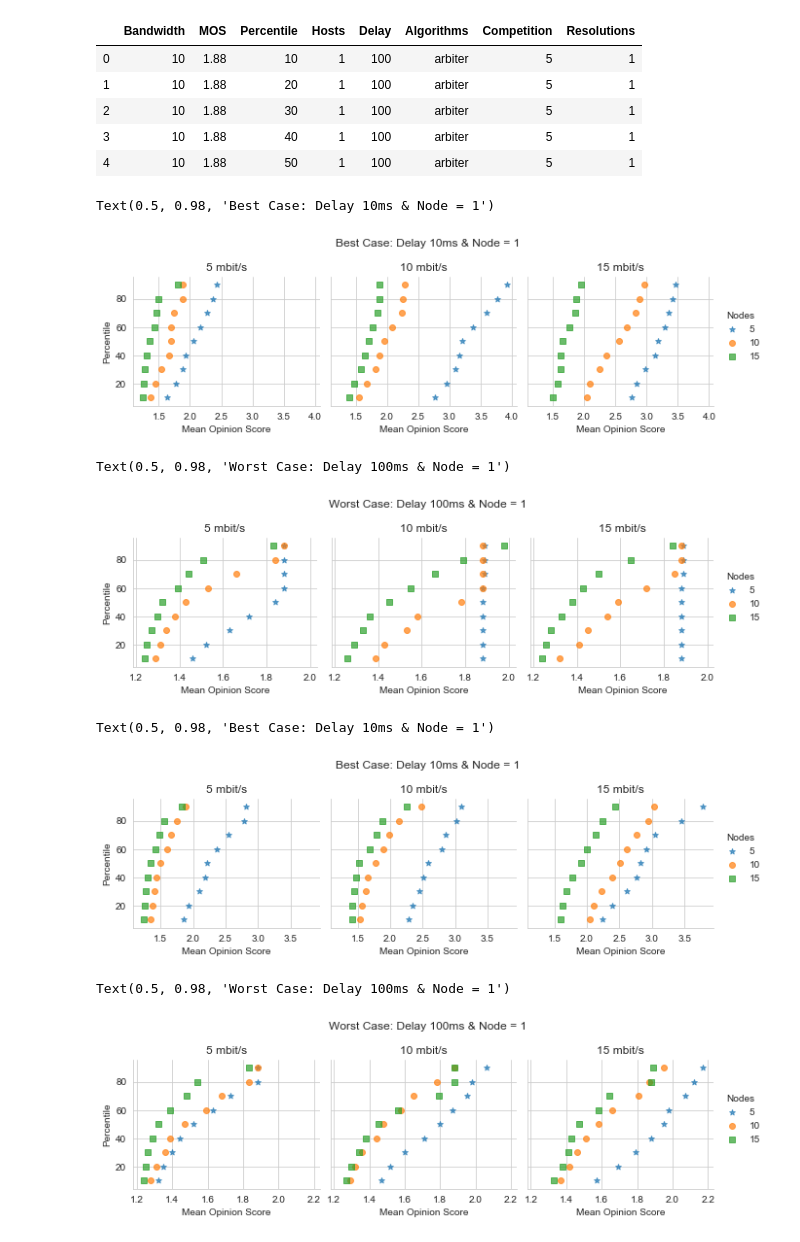
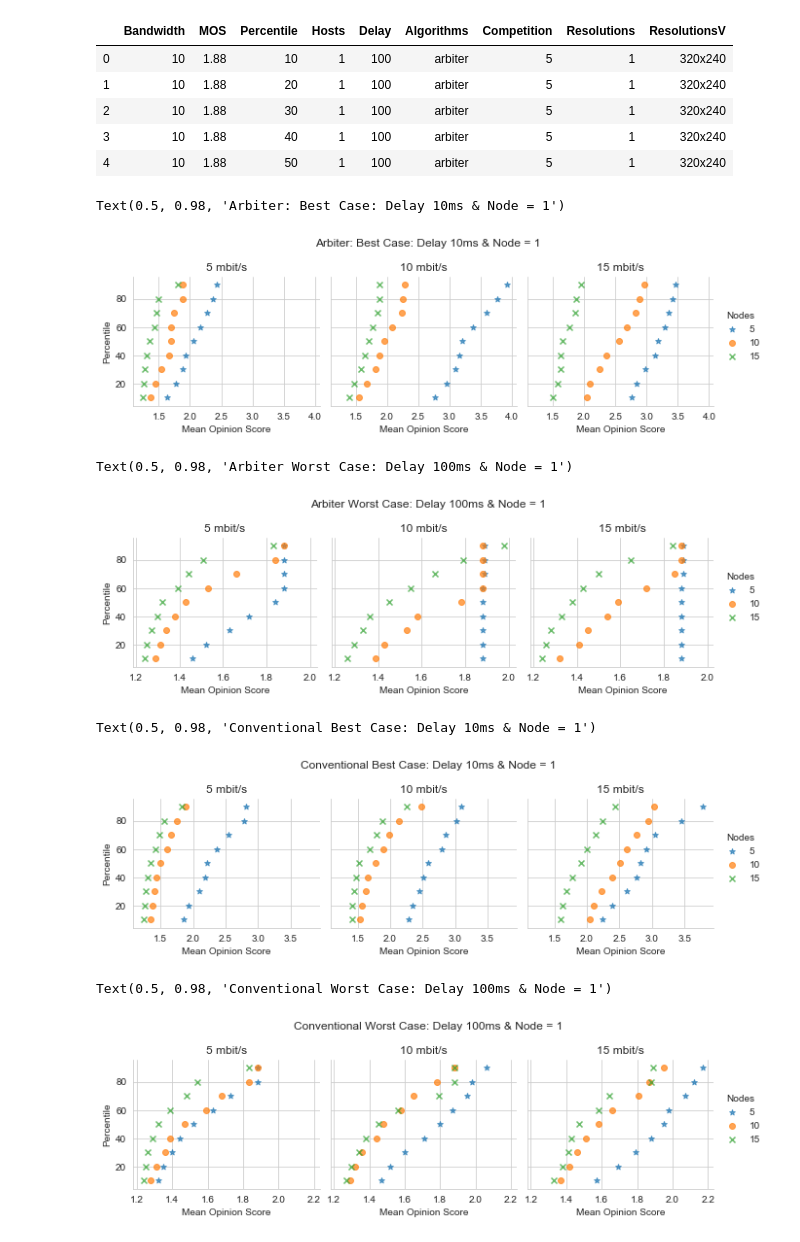
Before and after one commit to razaulmustafa852/goDash, a Jupyter notebook: goDashPercentiles.ipynb, the cells around one changed output. Cells and saved outputs as stored; diff of their text form; code cells hidden in the pictures.

```diff
--- a/goDashPercentiles.ipynb
+++ b/goDashPercentiles.ipynb
@@ -7,16 +7,16 @@ import seaborn as sns
 %matplotlib inline
 sns.set_style("whitegrid")
 # %%
-df = pd.read_csv("GoDash - percentileMOSandResolutionsHost1.csv")
+df = pd.read_csv("GoDash - Sheet5.csv")
 # %%
 df.head()
 # %% [output]
-|  | Bandwidth | MOS | Percentile | Hosts | Delay | Algorithms | Competition | Resolutions |
-| 0 | 10 | 1.88 | 10 | 1 | 100 | arbiter | 5 | 1 |
-| 1 | 10 | 1.88 | 20 | 1 | 100 | arbiter | 5 | 1 |
-| 2 | 10 | 1.88 | 30 | 1 | 100 | arbiter | 5 | 1 |
-| 3 | 10 | 1.88 | 40 | 1 | 100 | arbiter | 5 | 1 |
-| 4 | 10 | 1.88 | 50 | 1 | 100 | arbiter | 5 | 1 |
+|  | Bandwidth | MOS | Percentile | Hosts | Delay | Algorithms | Competition | Resolutions | ResolutionsV |
+| 0 | 10 | 1.88 | 10 | 1 | 100 | arbiter | 5 | 1 | 320x240 |
+| 1 | 10 | 1.88 | 20 | 1 | 100 | arbiter | 5 | 1 | 320x240 |
+| 2 | 10 | 1.88 | 30 | 1 | 100 | arbiter | 5 | 1 | 320x240 |
+| 3 | 10 | 1.88 | 40 | 1 | 100 | arbiter | 5 | 1 | 320x240 |
+| 4 | 10 | 1.88 | 50 | 1 | 100 | arbiter | 5 | 1 | 320x240 |
 # %%
 data_5MB = df[(df['Bandwidth'] == 5)]
 data_10MB = df[(df['Bandwidth'] == 10)]
@@ -32,5 +40,5 @@ worstCaseConv = df[(df['Delay'] == 100) & (df['Algorithms'] == 'conv')]
 # %%
-g = sns.FacetGrid(bestCaseArbiter, col="Bandwidth", hue="Competition",hue_kws={"marker": ["*", "o","s"]})
+g = sns.FacetGrid(bestCaseArbiter, col="Bandwidth", hue="Competition",hue_kws={"marker": ["*", "o","x"]})
 g.map(plt.scatter, "MOS", "Percentile", alpha=.7)
 g.add_legend(title= 'Nodes');
 g.set_axis_labels("Mean Opinion Score", "Percentile")
@@ -39,12 +47,12 @@ axes[0].set_title("5 mbit/s")
 axes[1].set_title("10 mbit/s")
 axes[2].set_title("15 mbit/s")
 plt.subplots_adjust(top=0.80)
-g.fig.suptitle('Best Case: Delay 10ms & Node = 1') # can also get the figure from plt.gcf()
+g.fig.suptitle('Arbiter: Best Case: Delay 10ms & Node = 1') # can also get the figure from plt.gcf()
 # %% [output]
-Text(0.5, 0.98, 'Best Case: Delay 10ms & Node = 1')
+Text(0.5, 0.98, 'Arbiter: Best Case: Delay 10ms & Node = 1')
-[figure, old version]
+[figure, new version]
 # %%
-g = sns.FacetGrid(worstCaseArbiter, col="Bandwidth", hue="Competition",hue_kws={"marker": ["*", "o","s"]})
+g = sns.FacetGrid(worstCaseArbiter, col="Bandwidth", hue="Competition",hue_kws={"marker": ["*", "o","x"]})
 g.map(plt.scatter, "MOS", "Percentile", alpha=.7)
 g.add_legend(title= 'Nodes');
 g.set_axis_labels("Mean Opinion Score", "Percentile")
@@ -53,26 +61,26 @@ axes[0].set_title("5 mbit/s")
 axes[1].set_title("10 mbit/s")
 axes[2].set_title("15 mbit/s")
 plt.subplots_adjust(top=0.80)
-g.fig.suptitle('Worst Case: Delay 100ms & Node = 1') # can also get the figure from plt.gcf()
+g.fig.suptitle('Arbiter Worst Case: Delay 100ms & Node = 1') # can also get the figure from plt.gcf()
 # %% [output]
-Text(0.5, 0.98, 'Worst Case: Delay 100ms & Node = 1')
+Text(0.5, 0.98, 'Arbiter Worst Case: Delay 100ms & Node = 1')
-[figure, old version]
+[figure, new version]
 # %%
-g = sns.FacetGrid(bestCaseConv, col="Bandwidth", hue="Competition",hue_kws={"marker": ["*", "o","s"]})
+g = sns.FacetGrid(bestCaseConv, col="Bandwidth", hue="Competition",hue_kws={"marker": ["*", "o","x"]})
 g.map(plt.scatter, "MOS", "Percentile", alpha=.7)
 g.add_legend(title= 'Nodes');
 g.set_axis_labels("Mean Opinion Score", "Percentile")
 axes = g.axes.flatten()
 axes[0].set_title("5 mbit/s")
 axes[1].set_title("10 mbit/s")
 axes[2].set_title("15 mbit/s")
 plt.subplots_adjust(top=0.80)
-g.fig.suptitle('Best Case: Delay 10ms & Node = 1') # can also get the figure from plt.gcf()
+g.fig.suptitle('Conventional Best Case: Delay 10ms & Node = 1') # can also get the figure from plt.gcf()
 # %% [output]
-Text(0.5, 0.98, 'Best Case: Delay 10ms & Node = 1')
+Text(0.5, 0.98, 'Conventional Best Case: Delay 10ms & Node = 1')
-[figure, old version]
+[figure, new version]
 # %%
-g = sns.FacetGrid(worstCaseConv, col="Bandwidth", hue="Competition",hue_kws={"marker": ["*", "o","s"]})
+g = sns.FacetGrid(worstCaseConv, col="Bandwidth", hue="Competition",hue_kws={"marker": ["*", "o","x"]})
 g.map(plt.scatter, "MOS", "Percentile", alpha=.7)
 g.add_legend(title= 'Nodes');
 g.set_axis_labels("Mean Opinion Score", "Percentile")
@@ -81,7 +89,7 @@ axes[0].set_title("5 mbit/s")
 axes[1].set_title("10 mbit/s")
 axes[2].set_title("15 mbit/s")
 plt.subplots_adjust(top=0.80)
-g.fig.suptitle('Worst Case: Delay 100ms & Node = 1') # can also get the figure from plt.gcf()
+g.fig.suptitle('Conventional Worst Case: Delay 100ms & Node = 1') # can also get the figure from plt.gcf()
 # %% [output]
-Text(0.5, 0.98, 'Worst Case: Delay 100ms & Node = 1')
+Text(0.5, 0.98, 'Conventional Worst Case: Delay 100ms & Node = 1')
-[figure, old version]
+[figure, new version]
```
Also changed, not shown: parts of 15 cells of this notebook.
